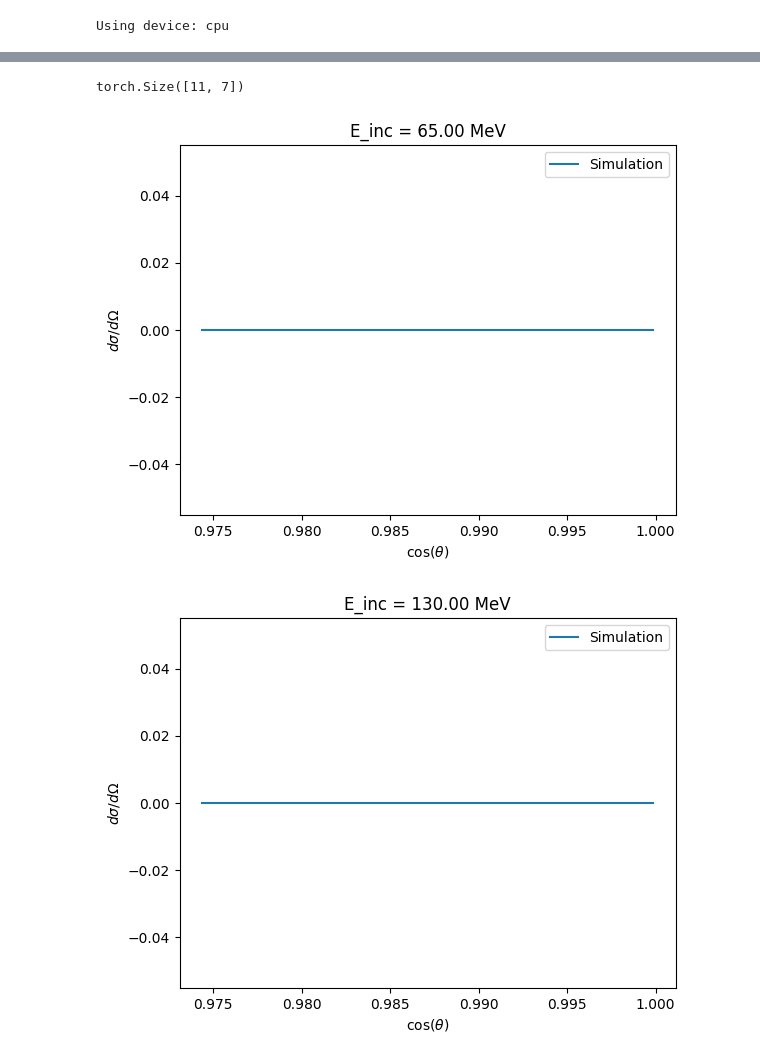
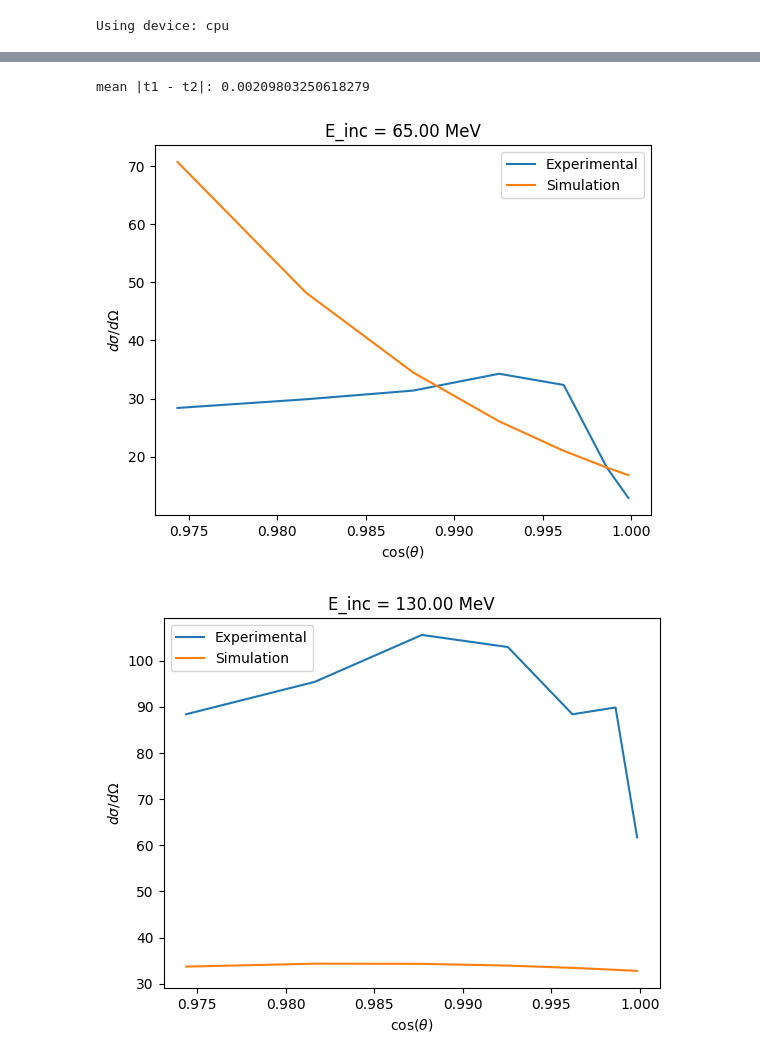
Before and after one commit to LucAstrand/MCML, a Jupyter notebook: npReactionV6.ipynb, the cells around one changed output, grey strips where cells are left out. Drawn from its saved outputs; the diff is of its cells as text; code cells hidden in the pictures.

```diff
--- a/npReactionV6.ipynb
+++ b/npReactionV6.ipynb
@@ -323,0 +469,30 @@ def run_acs_autograd(Ek, r1, r2, r3, pipeline: ACSPipeline):
+# %%
+cos_theta_exp = torch.tensor(sorted(np.cos(np.radians(df['theta'].unique()))), dtype=torch.float32)
+
+pipeline = ACSPipelineSmooth(cos_theta_exp, kde_bandwidth=0.05).to(device)
+
+B, N, d = 64, 10, 3
+t = torch.rand(B, N, d, requires_grad=True)  # uniform [0,1]
+r1 = t[:, :, 0]
+r2 = t[:, :, 1] * 2 - 1   # maps to [-1,1]
+r3 = t[:, :, 2] * 2 * math.pi - math.pi  # maps to [-pi, pi]
+
+Ek = torch.full((B,), 5.0)  # example kinetic energy
+dsigma = pipeline(Ek, r1, r2, r3)
+
+dsigma_sum = dsigma.sum()  # simple scalar to backprop
+dsigma_sum.backward()
+
+grad_abs = t.grad.abs()  # (B, N, d)
+grad_std = grad_abs.view(B*N, d).std(0)
+grad_mean = grad_abs.view(B*N, d).mean(0)
+
+print("per-dimension grad mean:", grad_mean)
+print("per-dimension grad std:", grad_std)
+
+
+import matplotlib.pyplot as plt
+
+plt.hist(r1.view(-1).detach().numpy(), bins=20, weights=grad_abs[:,:,0].view(-1).detach().numpy())
+plt.title("Weighted histogram for r1")
+plt.show()
@@ -489,12 +634,12 @@ def wasserstein_1d_loss(mc_samples: torch.Tensor, exp_samples: torch.Tensor):
 # ------------------------------------------------------------------
 n_in        = 3       # number of parameters, i.e., random numbers needed in the simulation
 n_lamda     = 1       # number of untrainable external parameter dependencies
-n_hidden    = 24      # number of hidden neurons in the network, at each layer
-n_layers    = 6#3       # number of hidden layers in the network
+n_hidden    = 12      # number of hidden neurons in the network, at each layer
+n_layers    = 3       # number of hidden layers in the network
 n_out       = n_in    # must match the number of output parameters
-batch_size  = 128 #2_000   # samples of random number per batch, to build the distribution. Larger is better, but slower
+batch_size  = 1 #2_000   # samples of random number per batch, to build the distribution. Larger is better, but slower
 n_mc_samples = 1024
-epochs      = 1000 #0   # number of epochs to train the network
+epochs      = 10#00 #0   # number of epochs to train the network
 lr          = 1e-3    # learning rate for the optimizer
 
 # ------------------------------------------------------------------
@@ -506,7 +651,7 @@ def make_mlp(n_in, n_lamda, n_hidden, n_layers, n_out):
         layers += [nn.Linear(d, n_hidden), nn.ReLU()]
         d = n_hidden
     layers += [nn.Linear(d, n_out), nn.Sigmoid()]
-    # layers += [nn.Linear(d, n_out), nn.ReLU()]
+    # layers += [nn.Linear(d, n_out)]
     return nn.Sequential(*layers)
 
 net       = make_mlp(n_in, n_lamda, n_hidden, n_layers, n_out).to(device)
@@ -661,5 +840,16 @@ KeyboardInterrupt:
-# %%
-# dsigma_dOmega_exp.shape
-all_exp.shape
-# %% [output]
-torch.Size([11, 7])
+# %%
+net.eval()
+with torch.no_grad():
+    Ek = all_Ek[:1]                             # one condition
+    u1 = torch.rand(1, 256, n_in, device=device)
+    u2 = torch.rand(1, 256, n_in, device=device)
+
+    x1 = torch.cat([u1, Ek[:, None, None].expand(-1, 256, 1)], dim=-1).reshape(-1, n_in+1)
+    x2 = torch.cat([u2, Ek[:, None, None].expand(-1, 256, 1)], dim=-1).reshape(-1, n_in+1)
+
+    t1 = net(x1).reshape(1, 256, n_in)
+    t2 = net(x2).reshape(1, 256, n_in)
+
+print("mean |t1 - t2|:", (t1 - t2).abs().mean().item())
+# %% [output]
+mean |t1 - t2|: 0.00209803250618279
@@ -691,33 +943,33 @@ for idx in monitor_indices:
     net_input = torch.cat([uniform_samples, Ek_expanded.unsqueeze(-1)], dim=-1)
 
     # Flatten for net: (B*N, n_in+1)
     net_input_flat = net_input.reshape(-1, n_in + 1)
 
     with torch.no_grad():
         t = net(net_input_flat).reshape(1, n_mc_samples, 3)
         r1 = t[:, :, 0]
         r2 = t[:, :, 1] * 2 - 1
         r3 = t[:, :, 2] * 2 * torch.pi - torch.pi
 
         # Now acs_pipeline gets (B=1, N) inputs for r1, r2, r3
         sim_dist = acs_pipeline(Ek_batch, r1, r2, r3).squeeze(0)  # (M,)
         # sim_dist = ecs_pipeline(Ek_batch, r1, r2, r3).squeeze(0)  # (M,)
 
 
     # Plot
     plt.figure()
-    # plt.plot(cos_theta_exp.cpu(), exp_dist.cpu(), label='Experimental')
+    plt.plot(cos_theta_exp.cpu(), exp_dist.cpu(), label='Experimental')
     plt.plot(cos_theta_exp.cpu(), sim_dist.cpu(), label='Simulation')
     plt.xlabel(r'$\cos(\theta)$')
 
     # plt.plot(E_sec_exp.cpu(), exp_dist.cpu(), label='Experimental')
     # plt.plot(E_sec_exp.cpu(), sim_dist.cpu(), label='Simulation')
     # plt.xlabel(r'$E_{\text{sec}}$ [MeV]')
 
     plt.ylabel(r'$d\sigma/d\Omega$')
     plt.title(f'E_inc = {Ek_val.item():.2f} MeV')
     plt.legend()
     plt.show()
 # %% [output]
-[figure, old version]
+[figure, new version]
-[figure, old version]
+[figure, new version]
```
Also changed, not shown: parts of 7 cells of this notebook.
